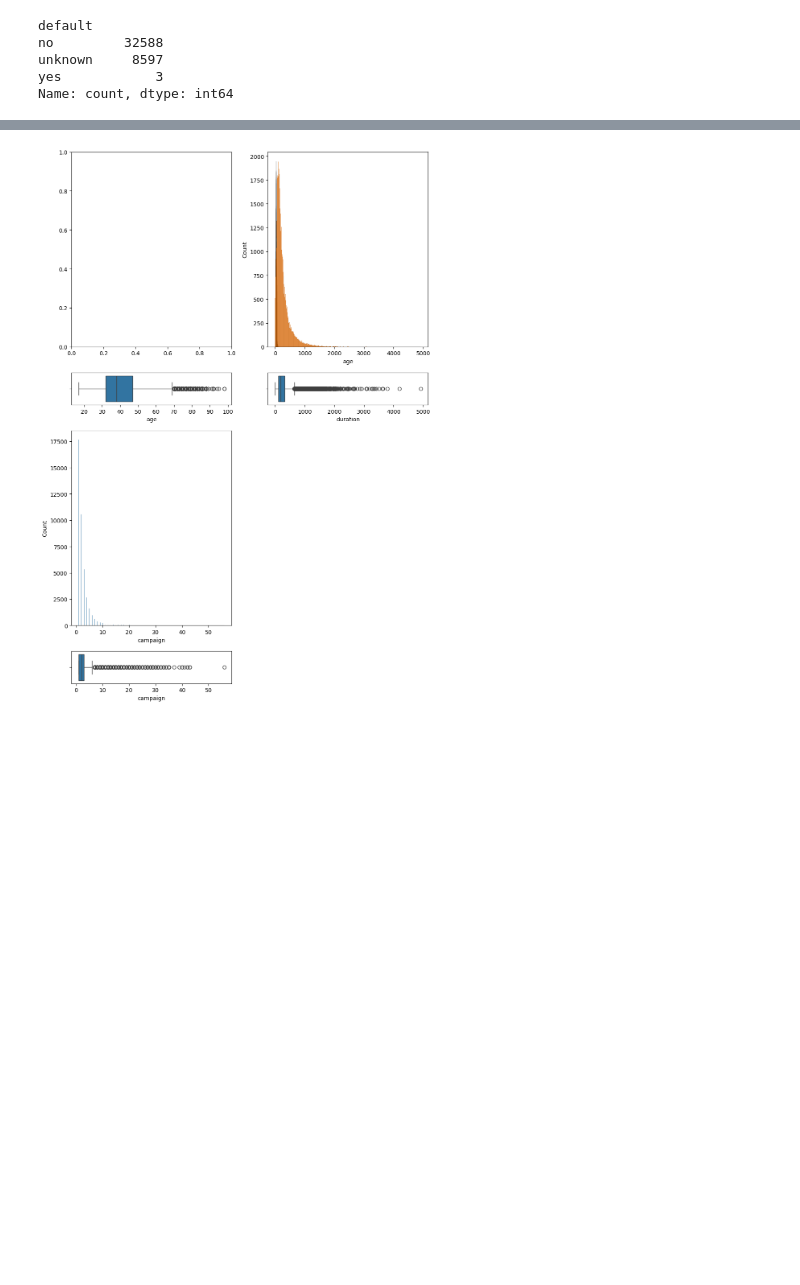
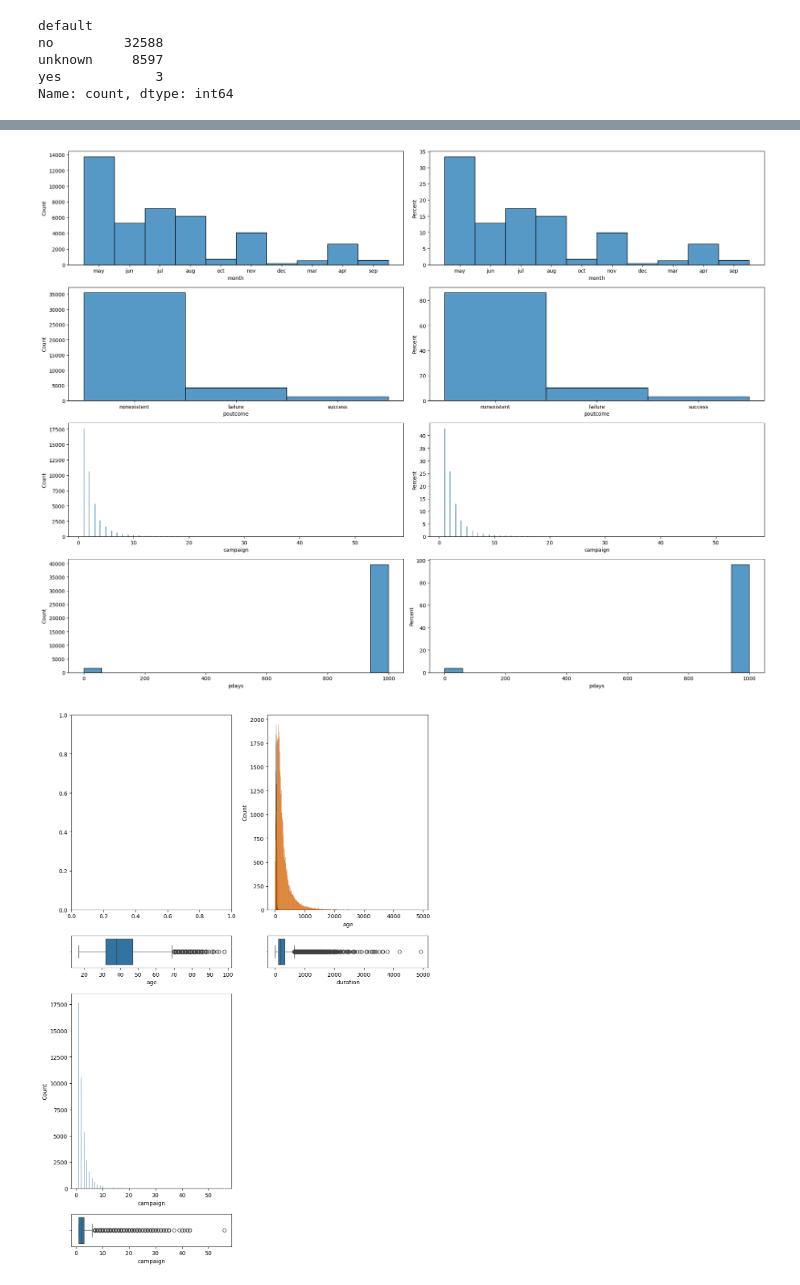
Before and after one commit to amalia1501/Ejercicio-y-Tutorial-de-Regresion-Logistica, a Jupyter notebook: src/explore.ipynb, the cells around one changed output, grey strips where cells are left out. Cells and saved outputs as stored; diff of their text form; code cells hidden in the pictures; blank space fills up the shorter version.

```diff
--- a/src/explore.ipynb
+++ b/src/explore.ipynb
@@ -163,27 +166,29 @@ plt.show()
 # %%
-# Analisis de Variables categoricas relacionadas a la data
+# Analisis de Variables categoricas relacionadas a las campañas de mkt
 
-fig, axis = plt.subplots(5, 2, figsize = (20, 15))
+fig, axis = plt.subplots(4, 2, figsize = (20, 15))
 
 # Crear un histograma múltiple
-sns.histplot(ax = axis[0, 0], data = data, x = "education")
-sns.histplot(ax = axis[0, 1], data = data, x = "education", stat="percent")
-sns.histplot(ax = axis[1, 0], data = data, x = "job")
-sns.histplot(ax = axis[1, 1], data = data, x = "job", stat="percent")
-sns.histplot(ax = axis[2, 0], data = data, x = "marital").set_xticks([])
-sns.histplot(ax = axis[2, 1], data = data, x = "marital", stat="percent").set_xticks([])
-sns.histplot(ax = axis[3, 0], data = data, x = "month")
-sns.histplot(ax = axis[3, 1], data = data, x = "month", stat="percent")
-sns.histplot(ax = axis[4, 0], data = data, x = "poutcome")
-sns.histplot(ax = axis[4, 1], data = data, x = "poutcome", stat="percent")
+sns.histplot(ax = axis[0, 0], data = data, x = "month")
+sns.histplot(ax = axis[0, 1], data = data, x = "month", stat="percent")
+sns.histplot(ax = axis[1, 0], data = data, x = "poutcome")
+sns.histplot(ax = axis[1, 1], data = data, x = "poutcome", stat="percent")
+sns.histplot(ax = axis[2, 0], data = data, x = "campaign")
+sns.histplot(ax = axis[2, 1], data = data, x = "campaign", stat="percent")
+sns.histplot(ax = axis[3, 0], data = data, x = "pdays")
+sns.histplot(ax = axis[3, 1], data = data, x = "pdays", stat="percent")
+# sns.histplot(ax = axis[4, 0], data = data, x = "poutcome")
+# sns.histplot(ax = axis[4, 1], data = data, x = "poutcome", stat="percent")
 
 
 
 # Ajustar el layout
 plt.tight_layout()
 
 # Mostrar el plot
 plt.show()
+# %% [output]
+[figure, added]
 # %%
 # Analisis de variables numericas
 
```
Also changed, not shown: parts of 8 cells of this notebook.
